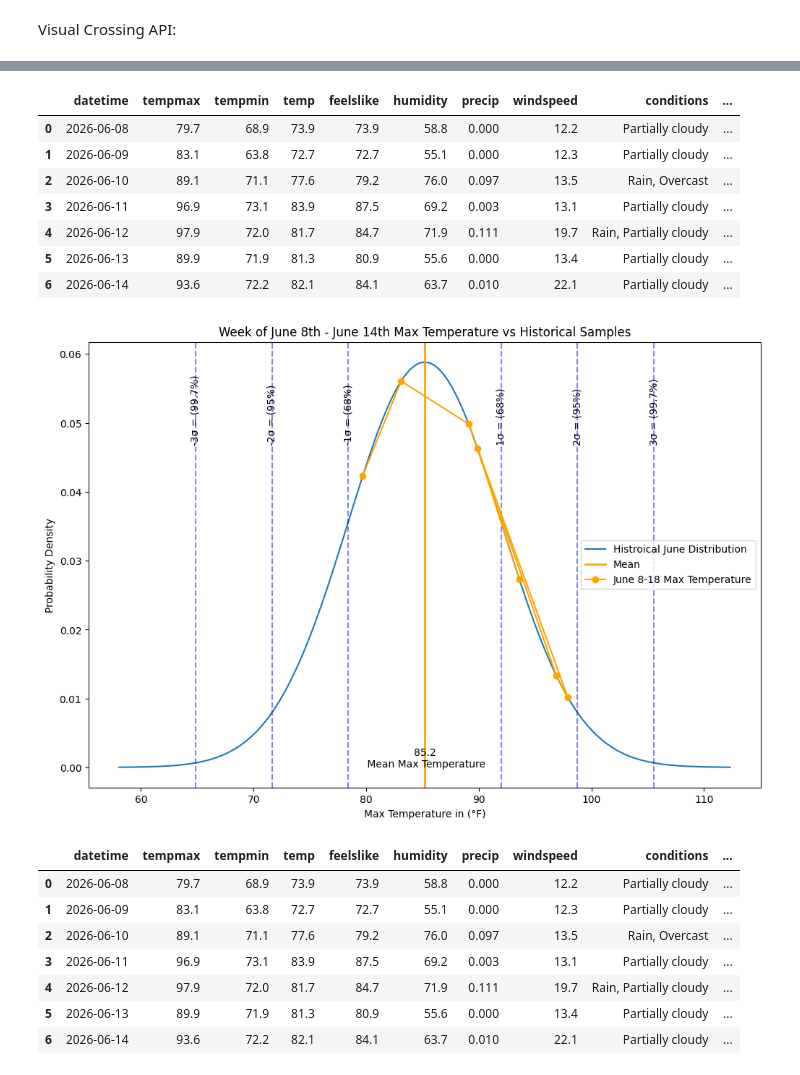
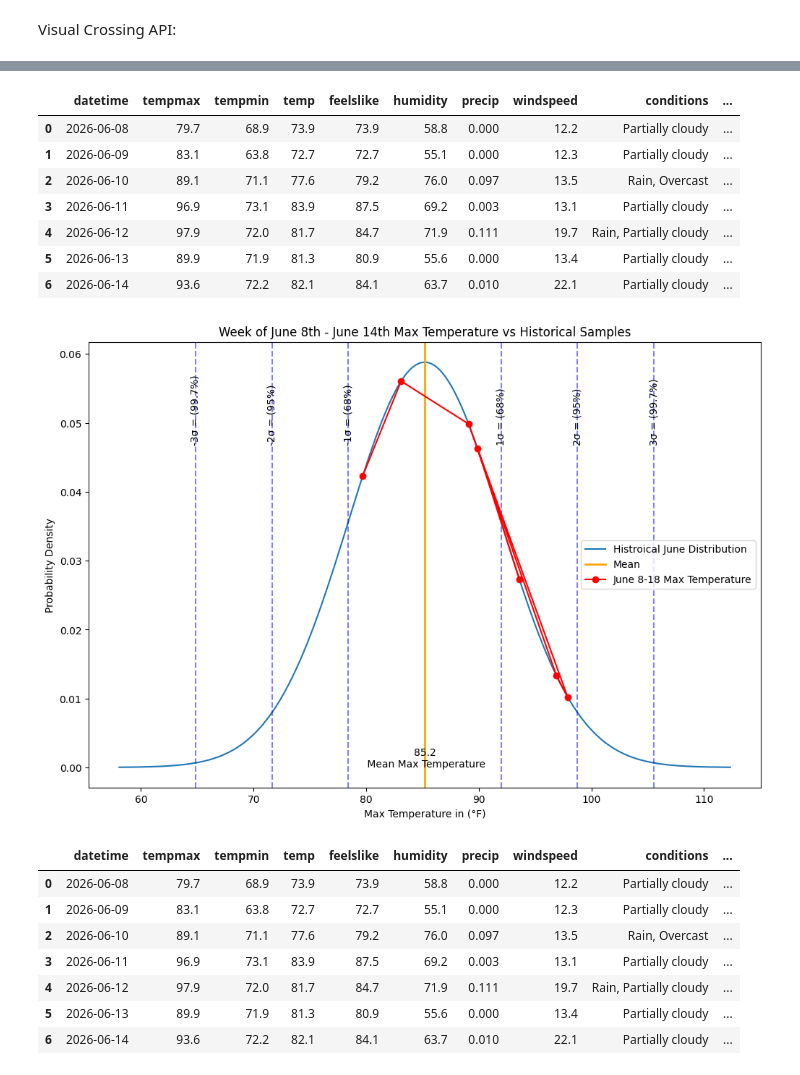
Before and after one commit to mnunez24/CMSC320_FinalProject, a Jupyter notebook: Submisson-Part-2.ipynb, the cells around one changed output, grey strips where cells are left out. Drawn from its saved outputs; the diff is of its cells as text; code cells hidden in the pictures.

Commit message:
Added colors to graphs and reverted logic mean and std

```diff
--- a/Submisson-Part-2.ipynb
+++ b/Submisson-Part-2.ipynb
@@ -12,32 +12,21 @@ from scipy.stats import norm
 Visual Crossing API:
 # %%
 # Break down and build up string
-# url = "https://weather.visualcrossing.com/VisualCrossingWebServices/rest/services/timeline/Washington,DC/"
-# start_date = "-06-01"
-# separator = "/"
-# end_date = "-06-30"
-# final_append = "?key="
-# visual_crossing_API_KEY = "GW4267MR27NGP7JH2XVMMMFGP"
-# include = "&include=days"
-# include_elements = "&elements=datetime,address,feelslike,humidity,tempmax,tempmin,temp,precip,windspeed,conditions"
-# month_list = [requests.get(url + str(x) + start_date + separator + str(x) + end_date + final_append + visual_crossing_API_KEY + include + include_elements) for x in range(2025, 2022, -1)]
-# data_list = [data.json() for data in month_list]
+url = "https://weather.visualcrossing.com/VisualCrossingWebServices/rest/services/timeline/Washington,DC/"
+start_date = "-06-01"
+separator = "/"
+end_date = "-06-30"
+final_append = "?key="
+visual_crossing_API_KEY = "GW4267MR27NGP7JH2XVMMMFGP"
+include = "&include=days"
+include_elements = "&elements=datetime,address,feelslike,humidity,tempmax,tempmin,temp,precip,windspeed,conditions"
+month_list = [requests.get(url + str(x) + start_date + separator + str(x) + end_date + final_append + visual_crossing_API_KEY + include + include_elements) for x in range(2025, 2022, -1)]
+data_list = [data.json() for data in month_list]
 
-# three_year_dfs = [pd.DataFrame(data['days']) for data in data_list]
-
-# # Now we have the mean and SD so we can calulate the Z-Score by loading in the past 7 days to see if they fit the mean
-# seven_day_forecast = requests.get(url + "2026-06-08" + separator + "2026-06-14" + final_append + visual_crossing_API_KEY + include + include_elements)
-# seven_day_forecast = seven_day_forecast.json()
-# seven_day_forecast =pd.DataFrame(seven_day_forecast['days'])
+three_year_dfs = [pd.DataFrame(data['days']) for data in data_list]
 
 
-# historical_df = pd.concat(three_year_dfs, ignore_index=True)
-# historical_df.to_csv("washington_dc_3years.csv", index=False)
-# comp_week = seven_day_forecast
-# comp_week.to_csv("june8_14.csv", index=False)
 
-seven_day_forecast = pd.read_csv("june8_14.csv")
-three_year_dfs = pd.read_csv("washington_dc_3years.csv")
 
 def display_content(label: str, x_axis: str, points_color="orange"):
 
@@ -45,23 +34,19 @@ def display_content(label: str, x_axis: str, points_color="orange"):
     standard_deviation = 0
     square = lambda x: x ** 2
 
+
     # Find the mean
-    mean = three_year_dfs[label].mean()
+    for x in range(len(three_year_dfs)):
+        mean += three_year_dfs[x][label].mean()
+        if x == len(three_year_dfs) - 1:
+            mean = mean / len(three_year_dfs)
 
     # Find the Standard Deviation
-    standard_deviation = three_year_dfs[label].std()
+    for index in range(len(three_year_dfs)):
+        for item in three_year_dfs[index][label]:
+            standard_deviation += square((item - mean))
 
-    # for x in range(len(three_year_dfs)):
-    #     mean += three_year_dfs[x][label].mean()
-    #     if x == len(three_year_dfs) - 1:
-    #         mean = mean / len(three_year_dfs)
-
-    # # Find the Standard Deviation
-    # for index in range(len(three_year_dfs)):
-    #     for item in three_year_dfs[index][label]:
-    #         standard_deviation += square((item - mean))
-
-    # standard_deviation = math.sqrt(standard_deviation / (len(three_year_dfs[0]) + len(three_year_dfs[1]) + len(three_year_dfs[2]) - 1)) # n - 1: for sample standard deviation since we are using a sample of the total June months ever
+    standard_deviation = math.sqrt(standard_deviation / (len(three_year_dfs[0]) + len(three_year_dfs[1]) + len(three_year_dfs[2]) - 1)) # n - 1: for sample standard deviation since we are using a sample of the total June months ever
 
     formatted_labels = {
         "humidity":"Humidity",
@@ -74,6 +59,11 @@ def display_content(label: str, x_axis: str, points_color="orange"):
     }
     formatted_label = formatted_labels.get(label)
     z_scores = []
+
+    # Now we have the mean and SD so we can calulate the Z-Score by loading in the past 7 days to see if they fit the mean
+    seven_day_forecast = requests.get(url + "2026-06-08" + separator + "2026-06-14" + final_append + visual_crossing_API_KEY + include + include_elements)
+    seven_day_forecast = seven_day_forecast.json()
+    seven_day_forecast =pd.DataFrame(seven_day_forecast['days'])
 
     for val in seven_day_forecast[label]:
         z_scores.append((val - mean) / standard_deviation)
@@ -123,12 +113,12 @@ def display_content(label: str, x_axis: str, points_color="orange"):
     mean = 0
     standard_deviation = 0
 
-display_content("temp", "Temperature in (°F)")
-display_content("feelslike", "FeelsLike in (°F)")
-display_content("tempmax", "Max Temperature in (°F)")
-display_content("tempmin", "Min Temperature in (°F)")
-display_content("humidity", "Humidity")
-display_content("precip", "Precipitation")
+display_content("temp", "Temperature in (°F)", "orange")
+display_content("feelslike", "FeelsLike in (°F)", "yellow")
+display_content("tempmax", "Max Temperature in (°F)", "red")
+display_content("tempmin", "Min Temperature in (°F)", "blue")
+display_content("humidity", "Humidity", "gray")
+display_content("precip", "Precipitation", "green")
 # %% [output]
 |  | datetime | tempmax | tempmin | temp | feelslike | humidity | precip | windspeed | conditions | ... |
 | 0 | 2026-06-08 | 79.7 | 68.9 | 73.9 | 73.9 | 58.8 | 0.000 | 12.2 | Partially cloudy | ... |
@@ -151,12 +141,12 @@ display_content("precip", "Precipitation")
 |  | datetime | tempmax | tempmin | temp | feelslike | humidity | precip | windspeed | conditions | ... |
 | 0 | 2026-06-08 | 79.7 | 68.9 | 73.9 | 73.9 | 58.8 | 0.000 | 12.2 | Partially cloudy | ... |
 | 1 | 2026-06-09 | 83.1 | 63.8 | 72.7 | 72.7 | 55.1 | 0.000 | 12.3 | Partially cloudy | ... |
 | 2 | 2026-06-10 | 89.1 | 71.1 | 77.6 | 79.2 | 76.0 | 0.097 | 13.5 | Rain, Overcast | ... |
 | 3 | 2026-06-11 | 96.9 | 73.1 | 83.9 | 87.5 | 69.2 | 0.003 | 13.1 | Partially cloudy | ... |
 | 4 | 2026-06-12 | 97.9 | 72.0 | 81.7 | 84.7 | 71.9 | 0.111 | 19.7 | Rain, Partially cloudy | ... |
 | 5 | 2026-06-13 | 89.9 | 71.9 | 81.3 | 80.9 | 55.6 | 0.000 | 13.4 | Partially cloudy | ... |
 | 6 | 2026-06-14 | 93.6 | 72.2 | 82.1 | 84.1 | 63.7 | 0.010 | 22.1 | Partially cloudy | ... |
-[figure, old version]
+[figure, new version]
 |  | datetime | tempmax | tempmin | temp | feelslike | humidity | precip | windspeed | conditions | ... |
 | 0 | 2026-06-08 | 79.7 | 68.9 | 73.9 | 73.9 | 58.8 | 0.000 | 12.2 | Partially cloudy | ... |
 | 1 | 2026-06-09 | 83.1 | 63.8 | 72.7 | 72.7 | 55.1 | 0.000 | 12.3 | Partially cloudy | ... |
```
Also changed, not shown: parts of 1 cell of this notebook.
